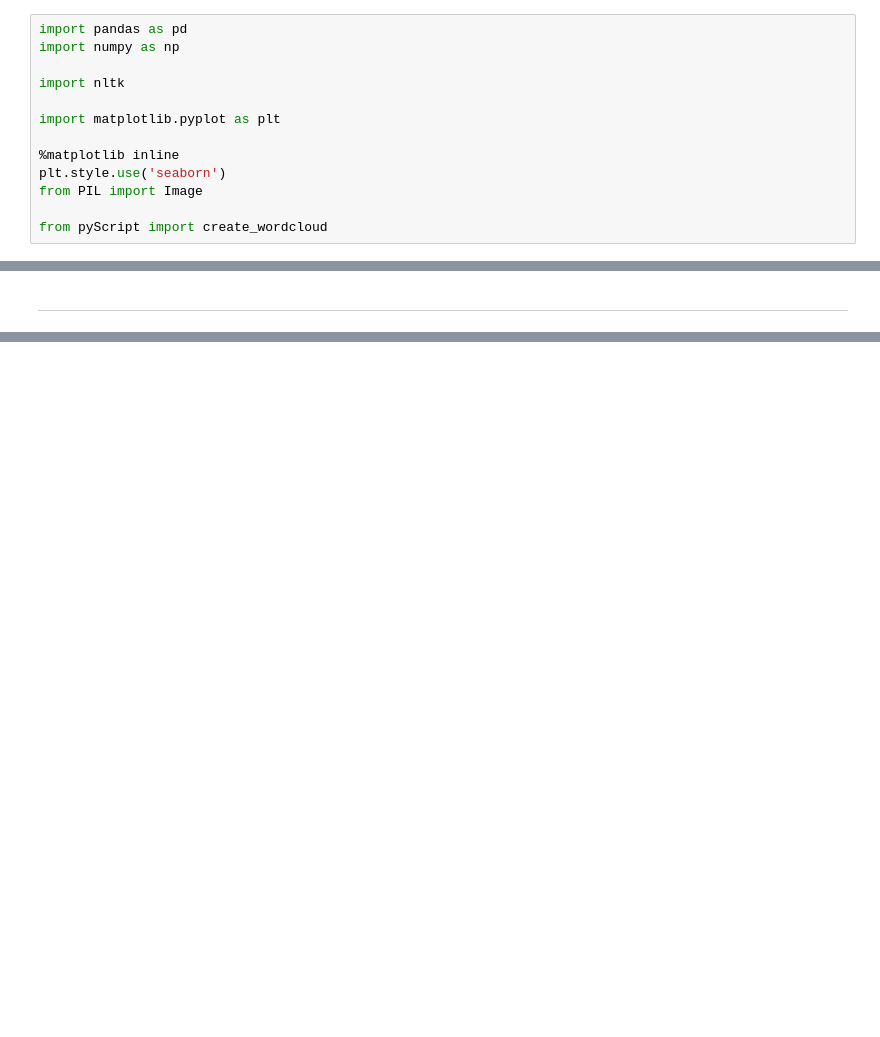
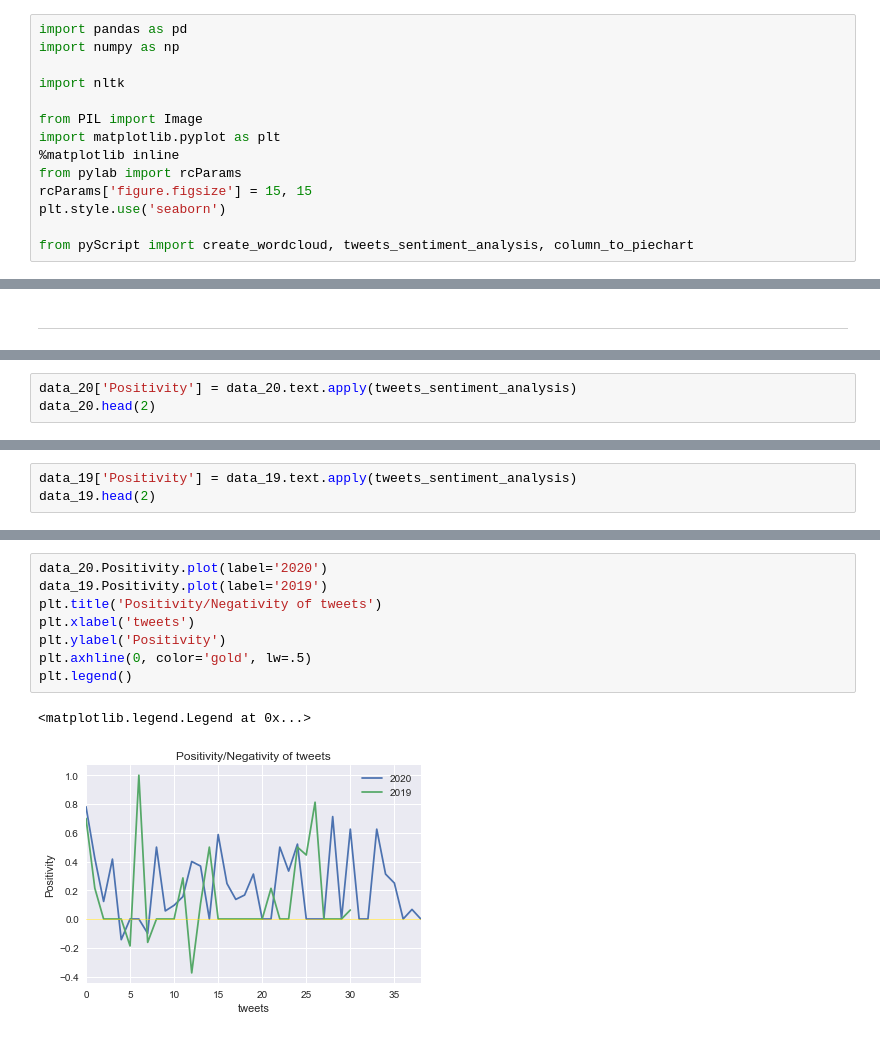
Before and after one commit to SamLevinSE/tweet_analyzer_Python_NLP, a Jupyter notebook: tweets_analysing_nlp.ipynb, the cells around one changed output, grey strips where cells are left out. Cells and saved outputs as stored; diff of their text form; blank space fills up the shorter version.

Commit message:
sentiment analysis and visualisation of tweets added.

```diff
--- a/tweets_analysing_nlp.ipynb
+++ b/tweets_analysing_nlp.ipynb
@@ -4,13 +4,14 @@ import numpy as np
 
 import nltk
 
+from PIL import Image
 import matplotlib.pyplot as plt
+%matplotlib inline
+from pylab import rcParams
+rcParams['figure.figsize'] = 15, 15
+plt.style.use('seaborn')
 
-%matplotlib inline
-plt.style.use('seaborn')
-from PIL import Image
-
-from pyScript import create_wordcloud
+from pyScript import create_wordcloud, tweets_sentiment_analysis, column_to_piechart
 # %%
 data_20 = pd.read_csv('data_20_completed.csv')
 data_20.head(1)
@@ -37,0 +43,3 @@ create_wordcloud(data_19['text'], mask=_mask_image, stop_words=_stop_words)
+# %%
+data_20['Positivity'] = data_20.text.apply(tweets_sentiment_analysis)
+data_20.head(2)
@@ -37,0 +50,3 @@ create_wordcloud(data_19['text'], mask=_mask_image, stop_words=_stop_words)
+# %%
+data_19['Positivity'] = data_19.text.apply(tweets_sentiment_analysis)
+data_19.head(2)
@@ -37,0 +57,11 @@ create_wordcloud(data_19['text'], mask=_mask_image, stop_words=_stop_words)
+# %%
+data_20.Positivity.plot(label='2020')
+data_19.Positivity.plot(label='2019')
+plt.title('Positivity/Negativity of tweets')
+plt.xlabel('tweets')
+plt.ylabel('Positivity')
+plt.axhline(0, color='gold', lw=.5)
+plt.legend()
+# %% [output]
+<matplotlib.legend.Legend at 0x...>
+[figure, added]
```
Also changed, not shown: parts of 11 cells of this notebook, 1 other file.
